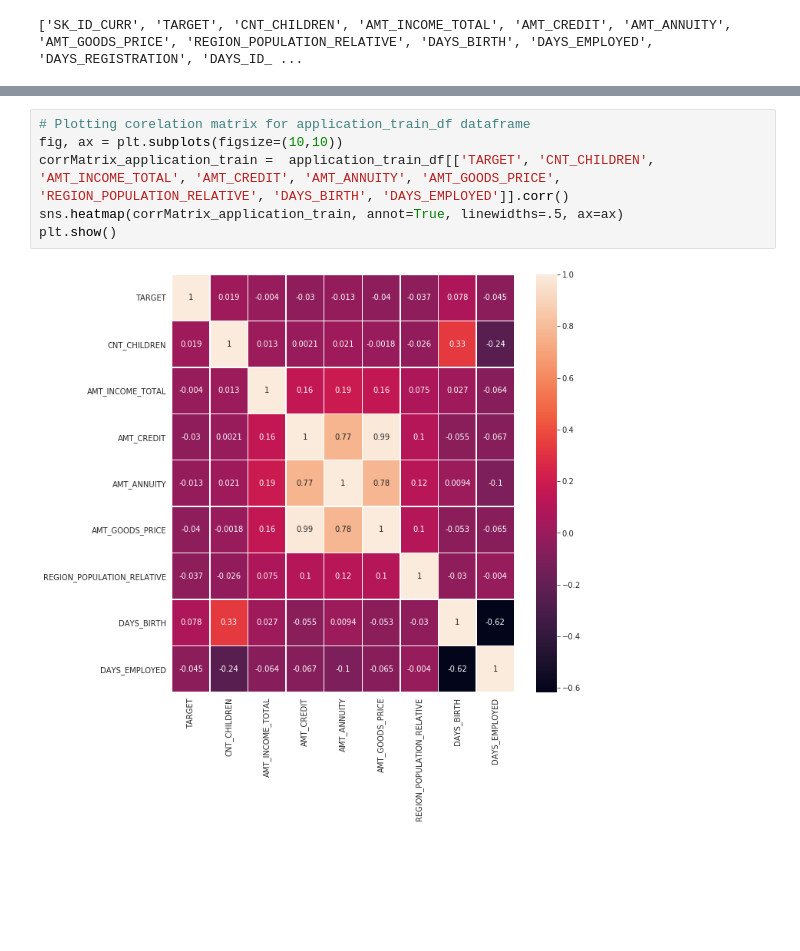
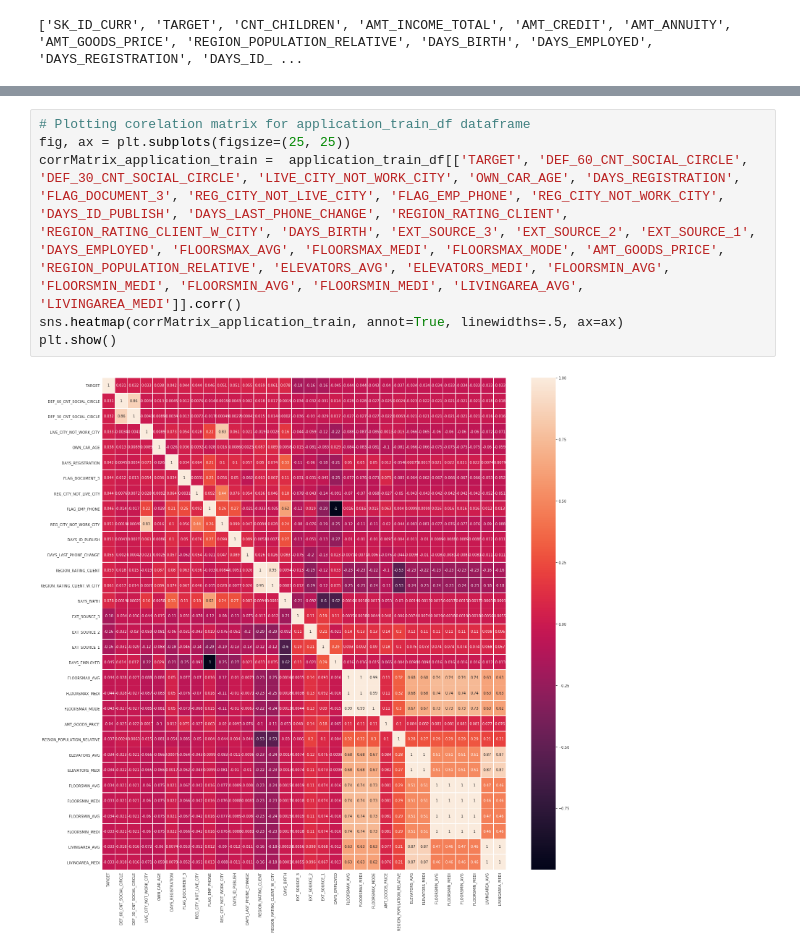
Before and after one commit to jyothishkjames/Home-Credit-Default-Risk-Analysis-Prediction-Machine-Learning, a Jupyter notebook: notebook/exploratory_data_analysis.ipynb, the cells around one changed output, grey strips where cells are left out. Saved outputs shown, nothing was run; the diff lists cells and outputs as text; blank space fills up the shorter version.

```diff
--- a/notebook/exploratory_data_analysis.ipynb
+++ b/notebook/exploratory_data_analysis.ipynb
@@ -76,8 +82,8 @@ Name: TARGET, Length: 15, dtype: float64)
 # %%
 # Plotting corelation matrix for application_train_df dataframe
-fig, ax = plt.subplots(figsize=(10,10))
-corrMatrix_application_train =  application_train_df[['TARGET', 'CNT_CHILDREN', 'AMT_INCOME_TOTAL', 'AMT_CREDIT', 'AMT_ANNUITY', 'AMT_GOODS_PRICE', 'REGION_POPULATION_RELATIVE', 'DAYS_BIRTH', 'DAYS_EMPLOYED']].corr()
+fig, ax = plt.subplots(figsize=(25, 25))
+corrMatrix_application_train =  application_train_df[['TARGET', 'DEF_60_CNT_SOCIAL_CIRCLE', 'DEF_30_CNT_SOCIAL_CIRCLE', 'LIVE_CITY_NOT_WORK_CITY', 'OWN_CAR_AGE', 'DAYS_REGISTRATION', 'FLAG_DOCUMENT_3', 'REG_CITY_NOT_LIVE_CITY', 'FLAG_EMP_PHONE', 'REG_CITY_NOT_WORK_CITY', 'DAYS_ID_PUBLISH', 'DAYS_LAST_PHONE_CHANGE', 'REGION_RATING_CLIENT', 'REGION_RATING_CLIENT_W_CITY', 'DAYS_BIRTH', 'EXT_SOURCE_3', 'EXT_SOURCE_2', 'EXT_SOURCE_1', 'DAYS_EMPLOYED', 'FLOORSMAX_AVG', 'FLOORSMAX_MEDI', 'FLOORSMAX_MODE', 'AMT_GOODS_PRICE', 'REGION_POPULATION_RELATIVE', 'ELEVATORS_AVG', 'ELEVATORS_MEDI', 'FLOORSMIN_AVG', 'FLOORSMIN_MEDI', 'FLOORSMIN_AVG', 'FLOORSMIN_MEDI', 'LIVINGAREA_AVG', 'LIVINGAREA_MEDI']].corr()
 sns.heatmap(corrMatrix_application_train, annot=True, linewidths=.5, ax=ax)
 plt.show()
 # %% [output]
-[figure, old version]
+[figure, new version]
```
Also changed, not shown: parts of 27 cells of this notebook.
